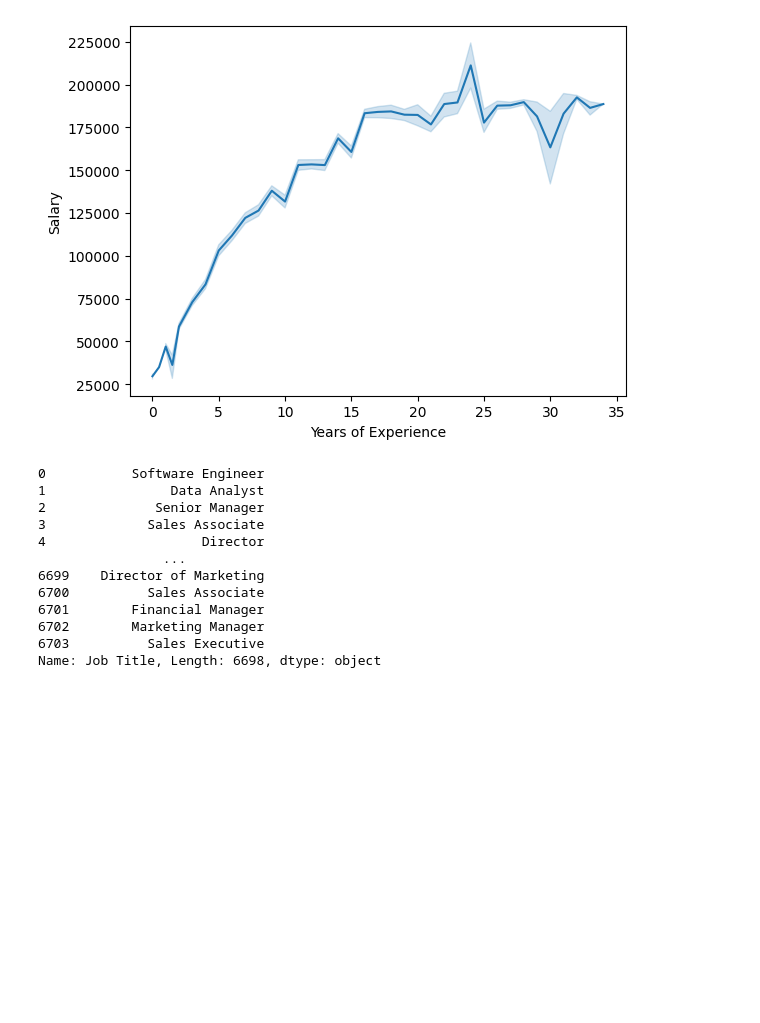
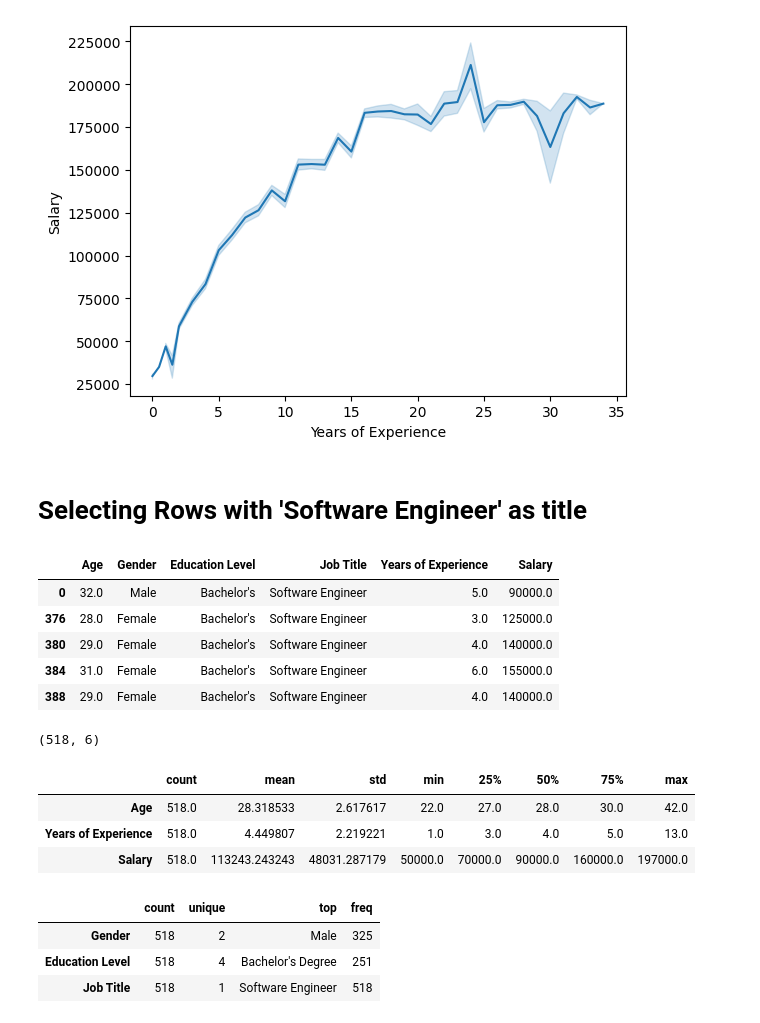
Before and after one commit to SamRB-dev/KaggleProjects, a Jupyter notebook: software-engineer-salary-prediction.ipynb, the cells around one changed output. Drawn from its saved outputs; the diff is of its cells as text; code cells hidden in the pictures; blank space fills up the shorter version.

```diff
--- a/software-engineer-salary-prediction.ipynb
+++ b/software-engineer-salary-prediction.ipynb
@@ -124,20 +125,39 @@ seaborn.lineplot(data = data,x = "Years of Experience",y = "Salary")
 # %% [output]
 <Axes: xlabel='Years of Experience', ylabel='Salary'>
 [figure]
+# %% [markdown]
+# Selecting Rows with 'Software Engineer' as title
 # %%
-# Filtering Dataset based on software engineer title
-# data = data[(data["Job Title"] == "Software Engineer")]
-data["Job Title"]
+# Filtering Data
+swedata =  data.loc[data["Job Title"] == 'Software Engineer']
+
+# Peeking in swedata
+swedata.head()
 # %% [output]
-0           Software Engineer
-1                Data Analyst
-2              Senior Manager
-3             Sales Associate
-4                    Director
-                ...
-6699    Director of Marketing
-6700          Sales Associate
-6701        Financial Manager
-6702        Marketing Manager
-6703          Sales Executive
-Name: Job Title, Length: 6698, dtype: object
+|  | Age | Gender | Education Level | Job Title | Years of Experience | Salary |
+| 0 | 32.0 | Male | Bachelor's | Software Engineer | 5.0 | 90000.0 |
+| 376 | 28.0 | Female | Bachelor's | Software Engineer | 3.0 | 125000.0 |
+| 380 | 29.0 | Female | Bachelor's | Software Engineer | 4.0 | 140000.0 |
+| 384 | 31.0 | Female | Bachelor's | Software Engineer | 6.0 | 155000.0 |
+| 388 | 29.0 | Female | Bachelor's | Software Engineer | 4.0 | 140000.0 |
+# %%
+# Shape of the new dataframe
+swedata.shape
+# %% [output]
+(518, 6)
+# %%
+# Basic stats (Numerical)
+swedata.describe().T
+# %% [output]
+|  | count | mean | std | min | 25% | 50% | 75% | max |
+| Age | 518.0 | 28.318533 | 2.617617 | 22.0 | 27.0 | 28.0 | 30.0 | 42.0 |
+| Years of Experience | 518.0 | 4.449807 | 2.219221 | 1.0 | 3.0 | 4.0 | 5.0 | 13.0 |
+| Salary | 518.0 | 113243.243243 | 48031.287179 | 50000.0 | 70000.0 | 90000.0 | 160000.0 | 197000.0 |
+# %%
+# Basic stats (Categorical)
+swedata.describe(include = "object").T
+# %% [output]
+|  | count | unique | top | freq |
+| Gender | 518 | 2 | Male | 325 |
+| Education Level | 518 | 4 | Bachelor's Degree | 251 |
+| Job Title | 518 | 1 | Software Engineer | 518 |
```
Also changed, not shown: parts of 11 cells of this notebook.
